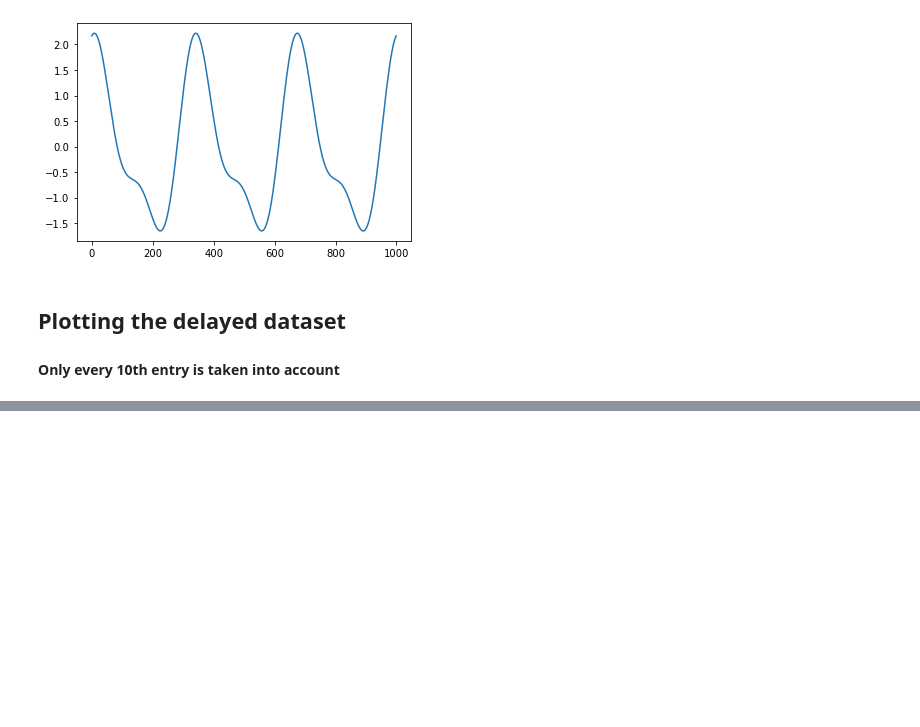
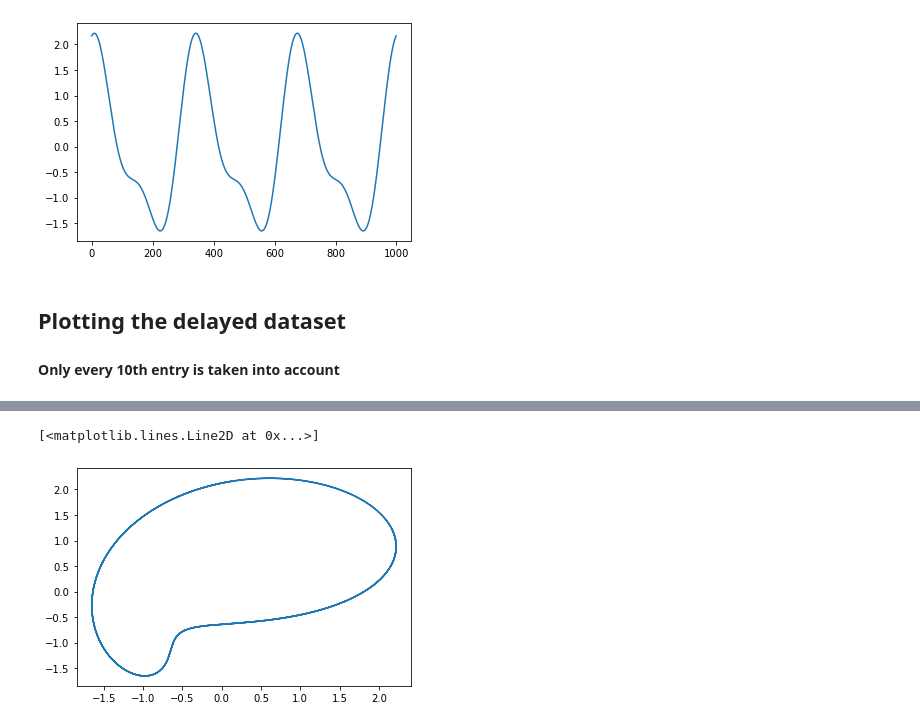
Before and after one commit to evtodorov/MLCMS, a Jupyter notebook: Exercise_5/Task_4_1.ipynb, the cells around one changed output, grey strips where cells are left out. Cells and saved outputs as stored; diff of their text form; code cells hidden in the pictures; blank space fills up the shorter version.

```diff
--- a/Exercise_5/Task_4_1.ipynb
+++ b/Exercise_5/Task_4_1.ipynb
@@ -52,0 +75,5 @@ plt.plot(data[:,0][0:990],data_delay2)
+# %%
+plt.plot(data[:,0][0:950],data_delay_50)
+# %% [output]
+[<matplotlib.lines.Line2D at 0x...>]
+[figure, added]
```
Also changed, not shown: parts of 33 cells of this notebook, 1 other file.
